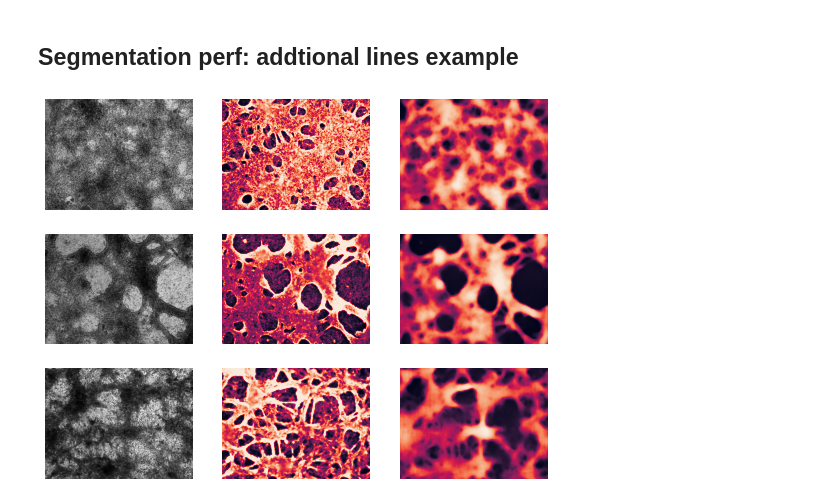
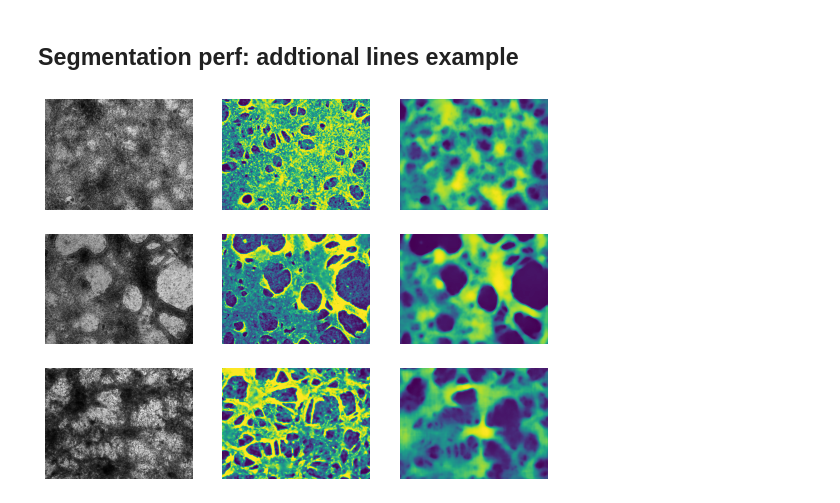
Before and after one commit to miaecle/DiffPred, a Jupyter notebook: metric_breakdown_test.ipynb, the cells around one changed output. Drawn from its saved outputs; the diff is of its cells as text; code cells hidden in the pictures.

```diff
--- a/metric_breakdown_test.ipynb
+++ b/metric_breakdown_test.ipynb
@@ -6,6 +6,7 @@ import pickle
 from copy import deepcopy
 from sklearn.metrics import roc_auc_score, precision_score, recall_score, f1_score, confusion_matrix, r2_score
 from data_loader import get_identifier
+import matplotlib
 import matplotlib.pyplot as plt
 import seaborn as sns
 sns.set_style('whitegrid')
@@ -214,7 +215,7 @@ def plot_as_well(pred_val_df,
         plt.subplot(1, len(use_cols), i+1)
         vmin = -0.1
         vmax = 0.9
-        plt.imshow(mats[col], vmin=vmin, vmax=vmax)
+        plt.imshow(mats[col], vmin=vmin, vmax=vmax, cmap='viridis')
         plt.axis('off')
 # %%
 color_mapping = {
@@ -1180,10 +1181,10 @@ for i, n in enumerate(plot_samples):
     plt.imshow(X, cmap='gray')
     plt.axis('off')
     plt.subplot(6, 3, 3*i+2)
-    plt.imshow(y)
+    plt.imshow(y, cmap='viridis')
     plt.axis('off')
     plt.subplot(6, 3, 3*i+3)
-    plt.imshow(s[3])
+    plt.imshow(s[3], cmap='viridis')
     plt.axis('off')
 plt.savefig('figs/fig-1g-raw.png', dpi=300)
 # %% [output]
@@ -1396,27 +1397,27 @@ plt.savefig('figs/fig-2i-box.png', bbox_inches='tight', dpi=300)
 # %%
 seg_samples = pickle.load(open('VALIDATION/additional_lines_for_seg/line_additional-combined-24/ex0-pre/seg_samples.pkl', 'rb'))
 
 plot_samples = [
     '/oak/stanford/groups/jamesz/zqwu/iPSC_data/RAW/additional_lines_for_seg/line_additional-combined-24/ex0-pre/220130_213610_az24well_multiline_segmentation_D14_phase/220130_213610_Plate 1/A1_02_1_7_Phase Contrast_001.tif',
     '/oak/stanford/groups/jamesz/zqwu/iPSC_data/RAW/additional_lines_for_seg/line_additional-combined-24/ex0-pre/220130_213610_az24well_multiline_segmentation_D14_phase/220130_213610_Plate 1/A1_02_1_34_Phase Contrast_001.tif',
     '/oak/stanford/groups/jamesz/zqwu/iPSC_data/RAW/additional_lines_for_seg/line_additional-combined-24/ex0-pre/220130_213610_az24well_multiline_segmentation_D14_phase/220130_213610_Plate 1/D5_21_1_17_Phase Contrast_001.tif',
 ]
 plt.figure(figsize=(9, 7))
 seg_names = [s[-1] for s in seg_samples]
 for i, n in enumerate(plot_samples):
     s = seg_samples[seg_names.index(n)]
     X = s[0][..., 0]
     y = s[1][..., 3]*3 + s[1][..., 2]*2 + s[1][..., 1]
 
     plt.subplot(3, 3, 3*i+1)
     plt.imshow(X, cmap='gray')
     plt.axis('off')
     plt.subplot(3, 3, 3*i+2)
-    plt.imshow(y)
+    plt.imshow(y, cmap='viridis')
     plt.axis('off')
     plt.subplot(3, 3, 3*i+3)
-    plt.imshow(s[3])
+    plt.imshow(s[3], cmap='viridis')
     plt.axis('off')
 plt.savefig('figs/fig-2i-raw.png', bbox_inches='tight', dpi=300)
 # %% [output]
-[figure, old version]
+[figure, new version]
```
Also changed, not shown: parts of 3 cells of this notebook.
